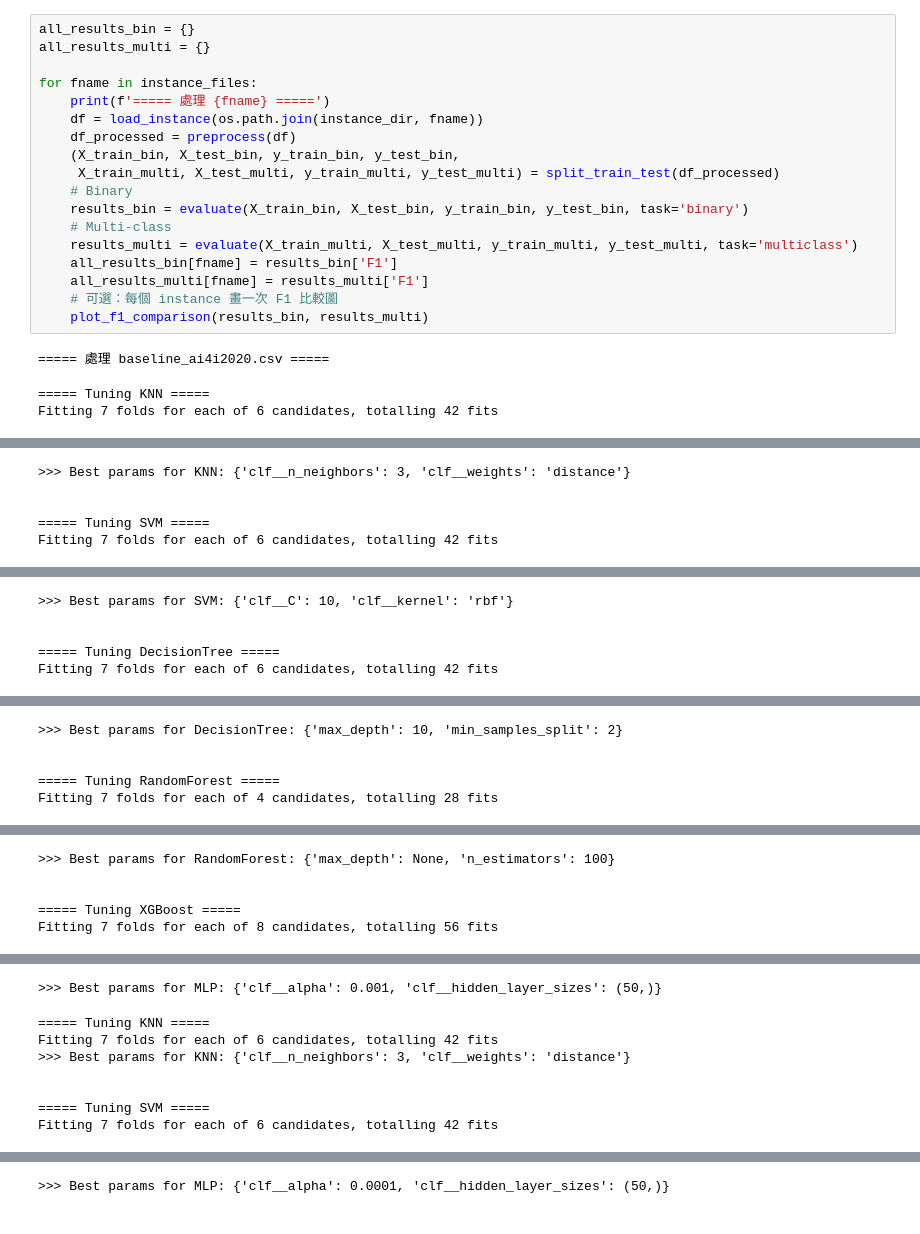
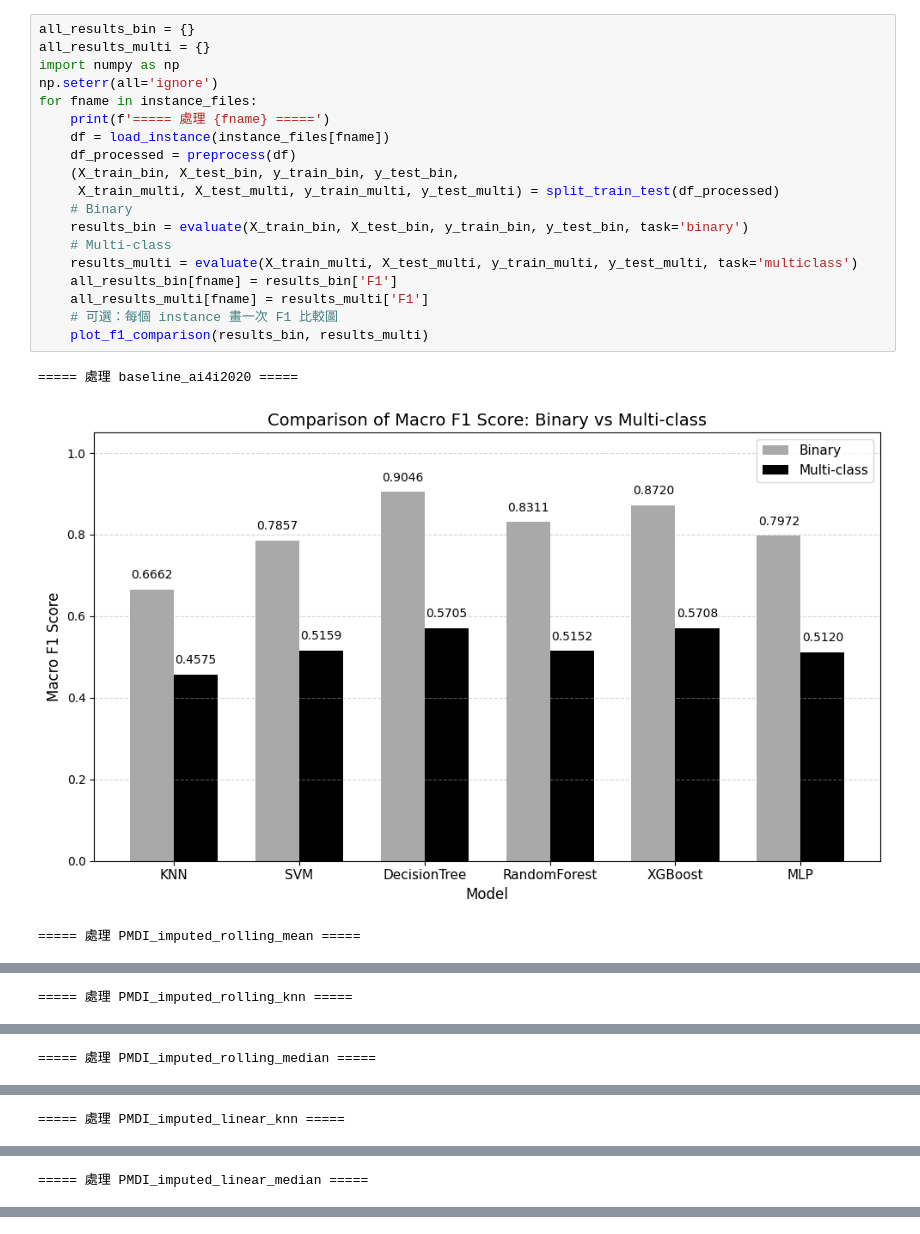
Before and after one commit to sean50311/MDS-project, a Jupyter notebook: experiment_pipeline.ipynb, the cells around one changed output, grey strips where cells are left out. Saved outputs shown, nothing was run; the diff lists cells and outputs as text.

```diff
--- a/experiment_pipeline.ipynb
+++ b/experiment_pipeline.ipynb
@@ -12,22 +26,23 @@ print(instance_files)
 # %%
 all_results_bin = {}
 all_results_multi = {}
-
+import numpy as np
+np.seterr(all='ignore')
 for fname in instance_files:
     print(f'===== 處理 {fname} =====')
-    df = load_instance(os.path.join(instance_dir, fname))
+    df = load_instance(instance_files[fname])
     df_processed = preprocess(df)
     (X_train_bin, X_test_bin, y_train_bin, y_test_bin,
      X_train_multi, X_test_multi, y_train_multi, y_test_multi) = split_train_test(df_processed)
     # Binary
     results_bin = evaluate(X_train_bin, X_test_bin, y_train_bin, y_test_bin, task='binary')
     # Multi-class
     results_multi = evaluate(X_train_multi, X_test_multi, y_train_multi, y_test_multi, task='multiclass')
     all_results_bin[fname] = results_bin['F1']
     all_results_multi[fname] = results_multi['F1']
     # 可選：每個 instance 畫一次 F1 比較圖
     plot_f1_comparison(results_bin, results_multi)
 # %% [output]
-===== 處理 baseline_ai4i2020.csv =====
+===== 處理 baseline_ai4i2020 =====
+[figure, added]
-===== Tuning KNN =====
-Fitting 7 folds for each of 6 candidates, totalling 42 fits
+===== 處理 PMDI_imputed_rolling_mean =====
@@ -34,5 +50 @@ Fitting 7 folds for each of 6 candidates, totalling 42 fits
->>> Best params for KNN: {'clf__n_neighbors': 3, 'clf__weights': 'distance'}
-
-
-===== Tuning SVM =====
-Fitting 7 folds for each of 6 candidates, totalling 42 fits
+===== 處理 PMDI_imputed_rolling_knn =====
@@ -39,5 +52 @@ Fitting 7 folds for each of 6 candidates, totalling 42 fits
->>> Best params for SVM: {'clf__C': 10, 'clf__kernel': 'rbf'}
-
-
-===== Tuning DecisionTree =====
-Fitting 7 folds for each of 6 candidates, totalling 42 fits
+===== 處理 PMDI_imputed_rolling_median =====
@@ -44,5 +54 @@ Fitting 7 folds for each of 6 candidates, totalling 42 fits
->>> Best params for DecisionTree: {'max_depth': 10, 'min_samples_split': 2}
-
-
-===== Tuning RandomForest =====
-Fitting 7 folds for each of 4 candidates, totalling 28 fits
+===== 處理 PMDI_imputed_linear_knn =====
@@ -49,5 +56 @@ Fitting 7 folds for each of 4 candidates, totalling 28 fits
->>> Best params for RandomForest: {'max_depth': None, 'n_estimators': 100}
-
-
-===== Tuning XGBoost =====
-Fitting 7 folds for each of 8 candidates, totalling 56 fits
+===== 處理 PMDI_imputed_linear_median =====
@@ -59,8 +58,0 @@ Fitting 7 folds for each of 4 candidates, totalling 28 fits
->>> Best params for MLP: {'clf__alpha': 0.001, 'clf__hidden_layer_sizes': (50,)}
-===== Tuning KNN =====
-Fitting 7 folds for each of 6 candidates, totalling 42 fits
->>> Best params for KNN: {'clf__n_neighbors': 3, 'clf__weights': 'distance'}
-
-
-===== Tuning SVM =====
-Fitting 7 folds for each of 6 candidates, totalling 42 fits
@@ -87,4 +59,3 @@ Fitting 7 folds for each of 4 candidates, totalling 28 fits
->>> Best params for MLP: {'clf__alpha': 0.0001, 'clf__hidden_layer_sizes': (50,)}
 # %%
 # 彙總所有 instance 的 F1 分數
 summary_bin = pd.DataFrame(all_results_bin)
```
Also changed, not shown: parts of 5 cells of this notebook, 14 other files.
